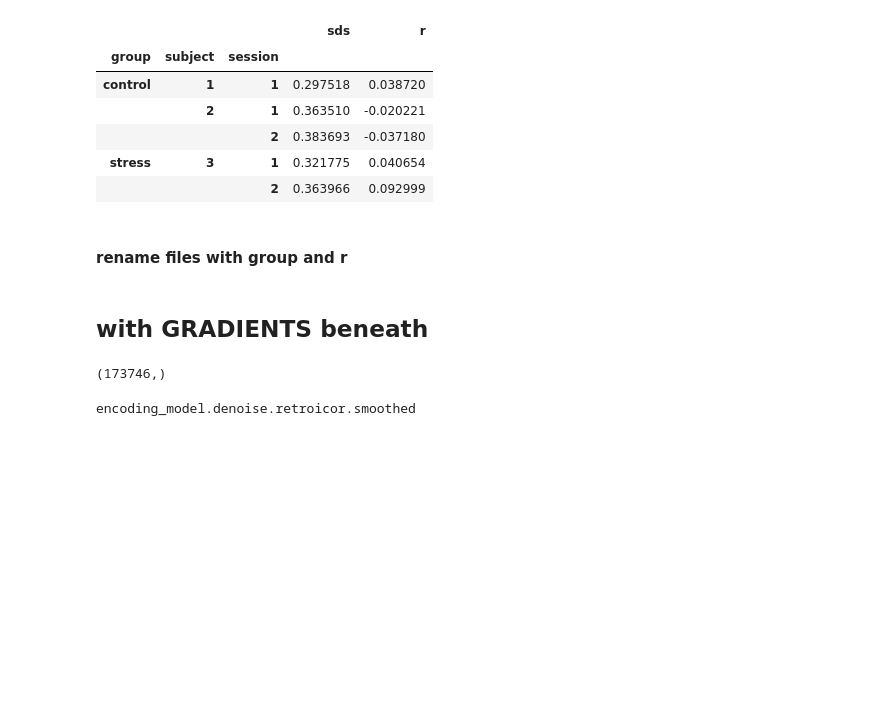
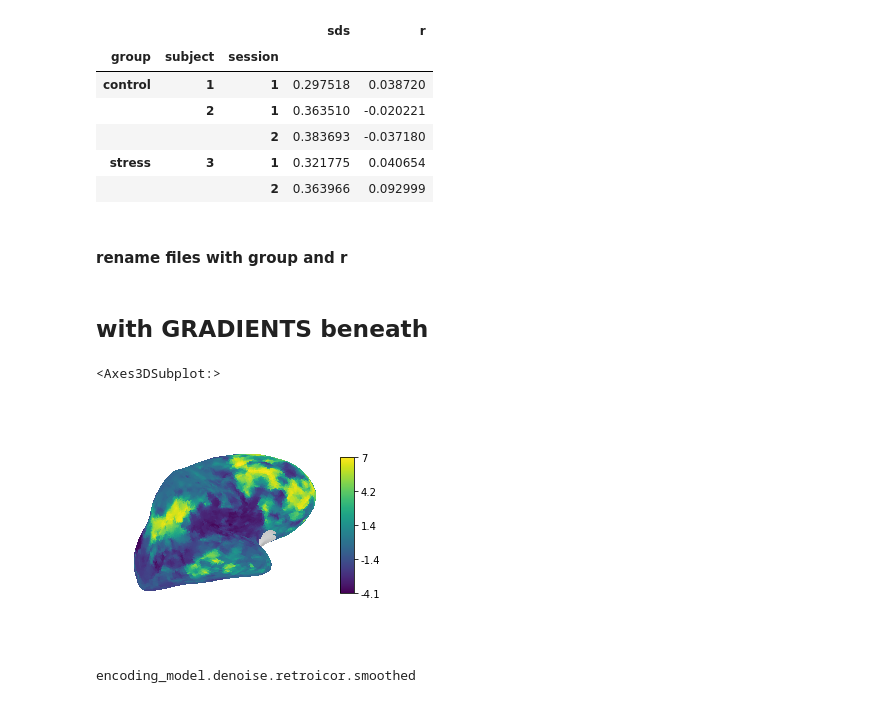
Before and after one commit to Gilles86/stress_risk, a Jupyter notebook: stress_risk/fmri_analysis/lateralization/vis_mu-r2maps_.ipynb, the cells around one changed output. Cells and saved outputs as stored; diff of their text form; code cells hidden in the pictures; blank space fills up the shorter version.

```diff
--- a/stress_risk/fmri_analysis/lateralization/vis_mu-r2maps_.ipynb
+++ b/stress_risk/fmri_analysis/lateralization/vis_mu-r2maps_.ipynb
@@ -200,11 +195,36 @@ grad_n = 1
+# %%
+# check GM
+from nilearn import surface
+
+def plot_from_gii(sub, file, ax, space = 'fsnative',hemi='L',title = '',
+                   view='posterior', darkness=0.5,colorbar=True, cmap='viridis'):
+    sub = f'{subject:02d}'
+    surf_data = surface.load_surf_data(file)
+
+    hemi_fs = 'lh' if hemi == 'L' else 'rh'
+    surf_mesh = op.join(bids_folder,'derivatives', 'freesurfer', f'sub-{sub}','surf', f'{hemi_fs}.inflated') # this time use fasnative surf_mesh, not fsaver
+    surf_mesh_curv = op.join(bids_folder,'derivatives', 'freesurfer', f'sub-{sub}','surf', f'{hemi_fs}.avg_curv') # this time use fasnative surf_mesh, not fsaver
+
+    nplt.plot_surf(surf_mesh, surf_data, title=title,cmap=cmap, view=view, colorbar=colorbar, bg_map=surf_mesh_curv, bg_on_data=False, darkness=darkness, axes=ax)
+    return ax
 # %%
+from nilearn import surface
 
-file = op.join(f'sub-{sub}', f'ses-{ses}',  f'sub-{sub}_ses-{ses}_task-risk_space-fsnative_hemi-{hemi}_grad{grad_n}_noParcel.surf.gii')
+subject = 1
+sub = f'{subject:02d}'
+hemi = 'R'
+ses = 1
+grad_n = 2
+specification = '_reordMaskFlip'
+
+file = op.join(f'sub-{sub}', f'ses-{ses}',  f'sub-{sub}_ses-{ses}_task-risk_space-fsnative_hemi-{hemi}_grad{grad_n}{specification}.surf.gii')
 fn = op.join(bids_folder,'derivatives/gradients',file)
-grad = surface.load_surf_data(fn)
-grad_rescaled = np.nan_to_num(grad) # replace NaNs with 0 otherwise bg_map is not plotted, (there were 8728 NaN values in the array for sub-01.)
+#grad = surface.load_surf_data(fn)
+#grad_rescaled = np.nan_to_num(grad) # replace NaNs with 0 otherwise bg_map is not plotted, (there were 8728 NaN values in the array for sub-01.)
 
-grad.shape
+fig, axs = plt.subplots(1,1, figsize=(5,5), subplot_kw={'projection': '3d'})
+plot_from_gii(sub= sub,file=fn, ax=axs, hemi=hemi, view='medial')
 # %% [output]
-(173746,)
+<Axes3DSubplot:>
+[figure, added]
 # %%
```
Also changed, not shown: parts of 9 cells of this notebook, 7 other files.
